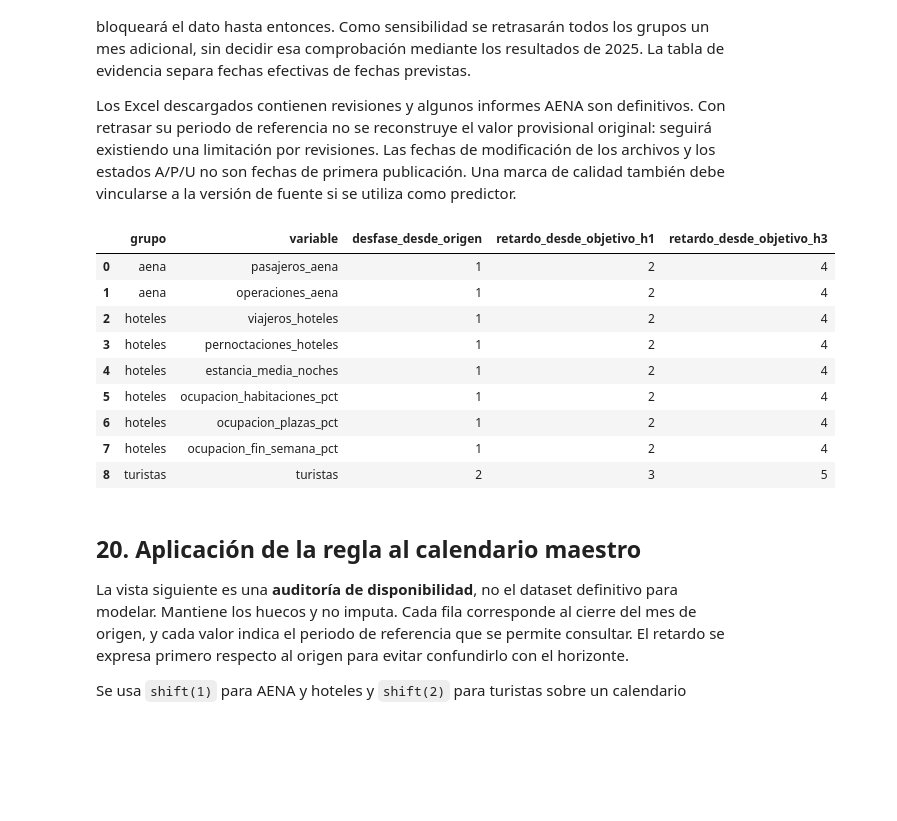
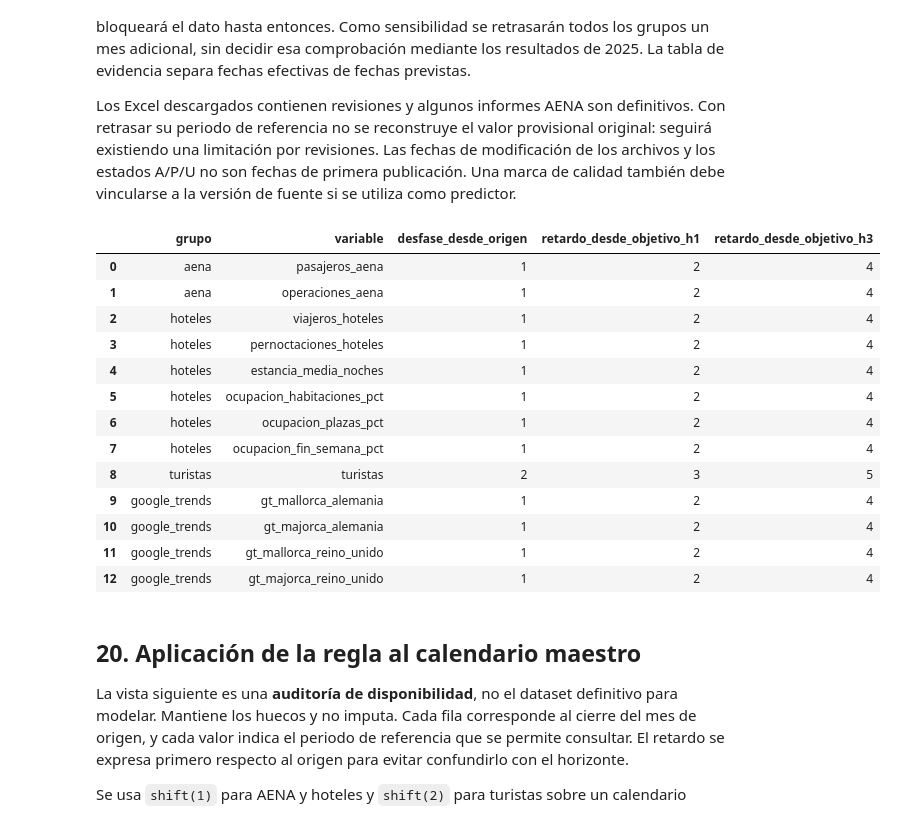
Before and after one commit to acortes99/tfm-turismo-mallorca, a Jupyter notebook: tfm-turismo-viu.ipynb, the cells around one changed output. Cells and saved outputs as stored; diff of their text form; code cells hidden in the pictures; blank space fills up the shorter version.

```diff
--- a/tfm-turismo-viu.ipynb
+++ b/tfm-turismo-viu.ipynb
@@ -262,0 +280,35 @@ Correcciones de escala en el periodo de estudio: 121
+# %%
+GT_COLUMNS = [spec[0] for spec in GT_SPECS.values()]
+gt_parts, gt_records = [], []
+for filename, (column, term, country) in GT_SPECS.items():
+    path = DATA_ROOT / "Google Trends" / filename
+    lines = path.read_text(encoding="utf-8-sig").splitlines()
+    assert lines[0].strip() == "Categoría: Viajes", f"Categoría inesperada: {filename}"
+    assert not lines[1].strip(), f"Preámbulo inesperado: {filename}"
+    frame = pd.read_csv(path, skiprows=2, dtype=str, encoding="utf-8-sig", keep_default_na=False)
+    assert frame.columns.tolist() == ["Mes", f"{term}: ({country})"], filename
+    assert frame["Mes"].str.fullmatch(r"\d{4}-\d{2}").all(), f"Frecuencia no mensual: {filename}"
+    dates = pd.DatetimeIndex(pd.to_datetime(frame["Mes"], format="%Y-%m"), name="fecha")
+    assert dates.is_unique and dates.is_monotonic_increasing, f"Fechas duplicadas o desordenadas: {filename}"
+    assert dates.equals(AIR_EXPECTED), f"Cobertura inesperada: {filename}"
+    raw_values = frame.iloc[:, 1].str.strip()
+    low = raw_values.eq("<1")
+    missing = raw_values.isin(["", "NA", "N/A", "NaN", "nan"])
+    values = pd.to_numeric(raw_values.mask(low | missing), errors="raise")
+    assert values.dropna().between(0, 100).all(), f"Fuera de 0–100: {filename}"
+    assert values.dropna().mod(1).eq(0).all(), f"Índice no entero: {filename}"
+    status = pd.Series("indice_observado", index=dates)
+    status.loc[dates[low.to_numpy()]] = "menor_que_1"
+    status.loc[dates[missing.to_numpy()]] = "ausente_en_csv"
+    gt_parts.append(pd.DataFrame({column: values.to_numpy(), column + "_estado": status}, index=dates))
+    gt_records.append({"variable": column, "archivo": path.relative_to(PROJECT_ROOT).as_posix(),
+        "termino_cabecera": term, "pais_cabecera": country, "categoria_cabecera": "Viajes",
+        "inicio": str(dates.min().date()), "fin": str(dates.max().date()), "meses": len(dates),
+        "ceros": int(values.eq(0).sum()), "menores_que_1": int(low.sum()), "ausentes": int(values.isna().sum()),
+        "minimo": values.min(), "maximo": values.max(), "fecha_descarga": None,
+        "tipo_busqueda": None, "seleccion_termino_o_tema": None, "url_consulta": None,
+        "sha256": hashlib.sha256(path.read_bytes()).hexdigest()})
+google_trends = pd.concat(gt_parts, axis=1)
+gt_catalog = pd.DataFrame(gt_records)
+display(gt_catalog)
+print("CSV verificados: cuatro series de 132 meses; sin agregación ni reescalado.")
@@ -722,8 +796,9 @@ GROUP_VARIABLES = {
     "hoteles": ["viajeros_hoteles", "pernoctaciones_hoteles", "estancia_media_noches",
                 "ocupacion_habitaciones_pct", "ocupacion_plazas_pct", "ocupacion_fin_semana_pct"],
     "turistas": ["turistas"],
+    "google_trends": GT_COLUMNS,
 }
-PUBLICATION_DELAYS = {"aena": 1, "hoteles": 1, "turistas": 2}
+PUBLICATION_DELAYS = {"aena": 1, "hoteles": 1, "turistas": 2, "google_trends": 1}
 availability_policy = {
     "fecha_revision": "2026-10-08", "origen": "cierre del mes t, Europe/Madrid",
     "horizontes": [1, 3], "desfases_publicacion_meses": PUBLICATION_DELAYS,
@@ -731,6 +806,8 @@ availability_policy = {
     "alcance": "simulacion retrospectiva; primeras versiones no reconstruidas",
     "sensibilidad": "un mes adicional de espera en todos los grupos",
     "meteorologia": "pendiente, excluida de esta politica",
+    "google_trends": "t-1 por cautela operativa; supuesto, no plazo de publicación verificado",
+    "google_trends_versiones": "CSV retrospectivos normalizados en 2015-2025; versiones por origen no reconstruidas",
 }
 (AVAIL_DIR / "politica.json").write_text(json.dumps(availability_policy, ensure_ascii=False, indent=2), encoding="utf-8")
 
@@ -750,33 +827,37 @@ tourist_days = [3, 3, 4, 2, 5, 2, 2, 1, 1, 2, None, 3]
 for month in range(1, 13):
     release_month = pd.Period(year=2025, month=month, freq="M")
     for group, day in [("hoteles", hotel_days[month-1]), ("turistas", tourist_days[month-1])]:
         evidence.append({"grupo": group, "entidad": "IBESTAT",
             "mes_referencia": str((release_month - PUBLICATION_DELAYS[group]).start_time.date()),
             "fecha": str(pd.Timestamp(year=2025, month=month, day=day).date()) if day else None,
             "tipo": "fecha_prevista_calendario" if day else "celda_invalida_dia_31_noviembre",
             "url": calendar_url})
 evidence = pd.DataFrame(evidence)
 evidence.to_csv(AVAIL_DIR / "evidencia_publicaciones.csv", index=False, encoding="utf-8-sig")
 
 delay_table = pd.DataFrame([
     {"grupo": g, "variable": v, "desfase_desde_origen": d,
      "retardo_desde_objetivo_h1": 1+d, "retardo_desde_objetivo_h3": 3+d}
     for g, variables in GROUP_VARIABLES.items()
     for v in variables for d in [PUBLICATION_DELAYS[g]]
 ])
 delay_table.to_csv(AVAIL_DIR / "retardos_minimos.csv", index=False, encoding="utf-8-sig")
 display(delay_table)
 # %% [output]
 |  | grupo | variable | desfase_desde_origen | retardo_desde_objetivo_h1 | retardo_desde_objetivo_h3 |
 | 0 | aena | pasajeros_aena | 1 | 2 | 4 |
 | 1 | aena | operaciones_aena | 1 | 2 | 4 |
 | 2 | hoteles | viajeros_hoteles | 1 | 2 | 4 |
 | 3 | hoteles | pernoctaciones_hoteles | 1 | 2 | 4 |
 | 4 | hoteles | estancia_media_noches | 1 | 2 | 4 |
 | 5 | hoteles | ocupacion_habitaciones_pct | 1 | 2 | 4 |
 | 6 | hoteles | ocupacion_plazas_pct | 1 | 2 | 4 |
 | 7 | hoteles | ocupacion_fin_semana_pct | 1 | 2 | 4 |
 | 8 | turistas | turistas | 2 | 3 | 5 |
+| 9 | google_trends | gt_mallorca_alemania | 1 | 2 | 4 |
+| 10 | google_trends | gt_majorca_alemania | 1 | 2 | 4 |
+| 11 | google_trends | gt_mallorca_reino_unido | 1 | 2 | 4 |
+| 12 | google_trends | gt_majorca_reino_unido | 1 | 2 | 4 |
 # %% [markdown]
 ## 20. Aplicación de la regla al calendario maestro
 
```
Also changed, not shown: parts of 18 cells of this notebook, 27 other files.
